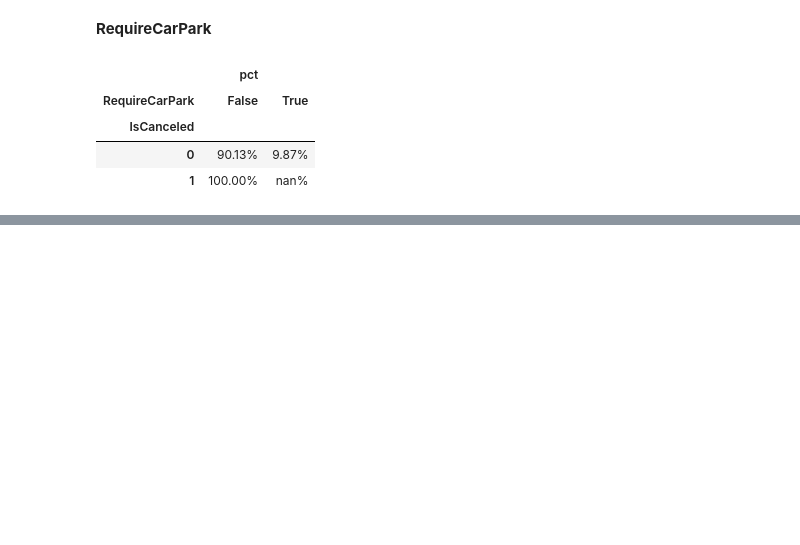
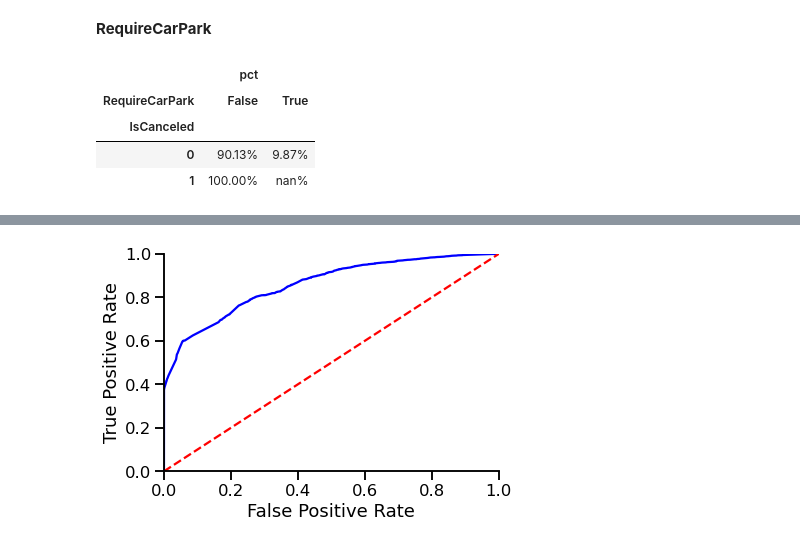
Before and after one commit to elvyna/hotel-booking-cancellation, a Jupyter notebook: 2-data-mining-iter1.ipynb, the cells around one changed output, grey strips where cells are left out. Drawn from its saved outputs; the diff is of its cells as text; code cells hidden in the pictures; blank space fills up the shorter version.

```diff
--- a/2-data-mining-iter1.ipynb
+++ b/2-data-mining-iter1.ipynb
@@ -771,0 +778,4 @@ Cancelled bookings:
+# %%
+plot_roc_curve(cv_rf, df_test, target_colname='IsCanceled', predict_colname='probability')
+# %% [output]
+[figure, added]
```
Also changed, not shown: parts of 10 cells of this notebook.
